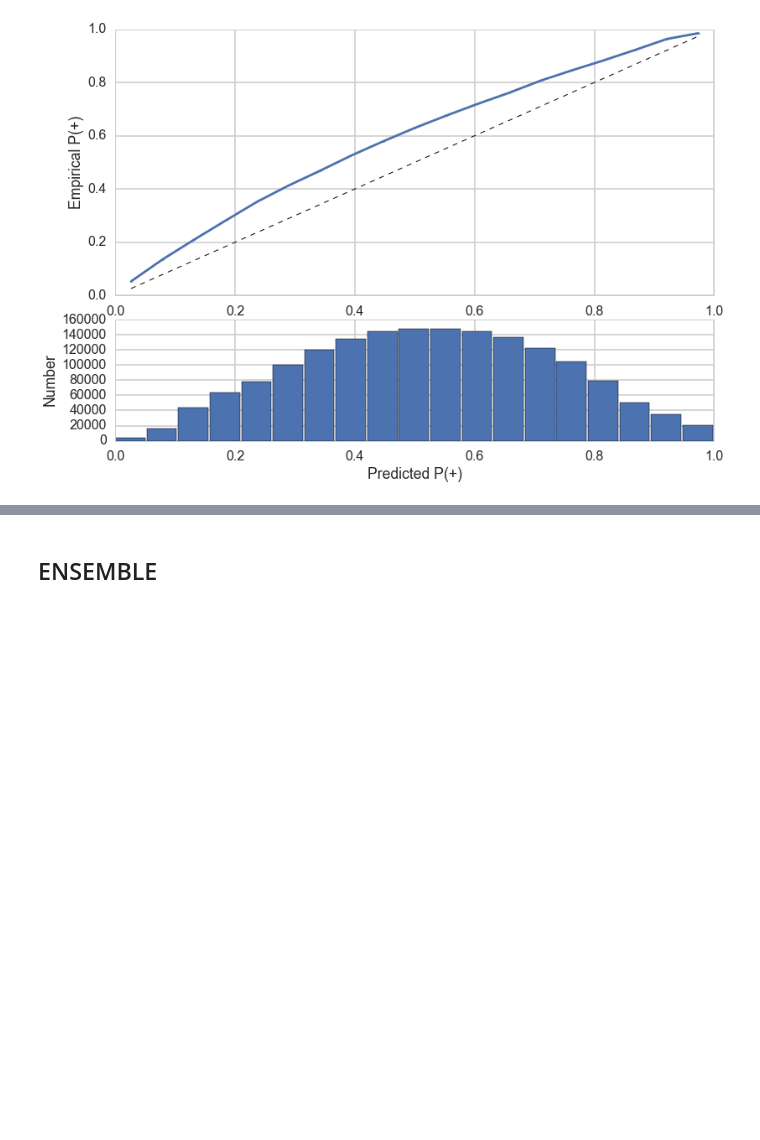
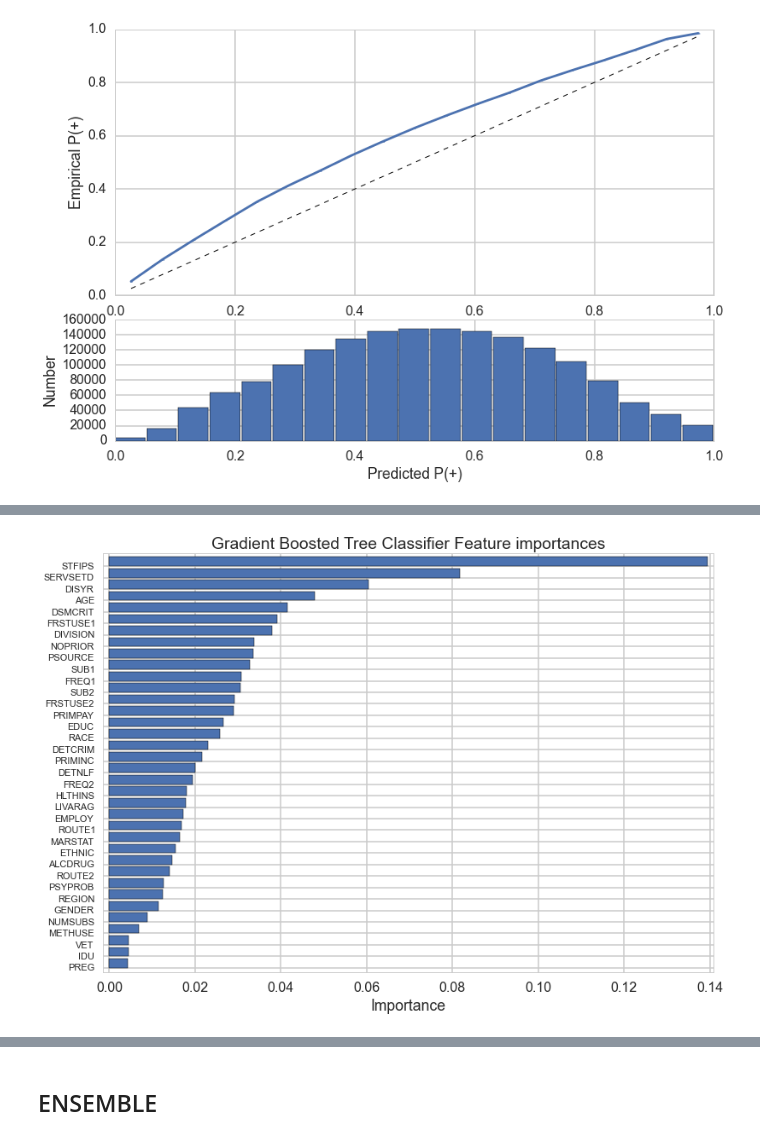
Before and after one commit to TNames/DRUG_TREATMENT_PROJECT, a Jupyter notebook: Process_Book.ipynb, the cells around one changed output, grey strips where cells are left out. Cells and saved outputs as stored; diff of their text form; code cells hidden in the pictures; blank space fills up the shorter version.

```diff
--- a/Process_Book.ipynb
+++ b/Process_Book.ipynb
@@ -1032,7 +1034,7 @@ feature_imp_plot
 
 Inputs
 ------
-class_name : String description of the classifier being analysed
+classifier_name : String description of the classifier being analysed
 features: list of feature names
 importances: list of numerical feature importances
 
@@ -1044,14 +1046,16 @@ Notes
 -----
 Creates a sorted plot of feature importances
 """
-def feature_imp_plot(class_name, features, importances)
+def feature_imp_plot(classifier_name, features, importances):
 
     feat_imp=pd.DataFrame({'Features':features, "Importance":importances})
     feat_imp_sort=feat_imp.sort("Importance", ascending=True)
+    feat_imp_sort.reset_index(inplace=True)
     plt.barh(range(len(features)), feat_imp_sort.Importance)
     plt.yticks(range(len(features)), feat_imp_sort.Features, fontsize=11)
 
-    plt.title(class_name+" Feature importances")
-    plt.xlabel("Importance");
+    plt.title(classifier_name+" Feature importances")
+    plt.xlabel("Importance")
+    plt.margins(0.01);
 # plt.barh(range(len(features)), rf_feature_importances)
 # plt.yticks(range(len(features)), features, fontsize=11);
@@ -1272,2 +1300,7 @@ calibration_plot(sgd_prob_cal, y_stack_tr)
+# %%
+
+feature_imp_plot('Gradient Boosted Tree Classifier', features, clf_GBT.feature_importances_)
+# %% [output]
+[figure, added]
 # %%
 joblib.dump(clf_GBT_cal, 'tempdata/clf_GBT_cal.pkl')
```
Also changed, not shown: parts of 13 cells of this notebook.
